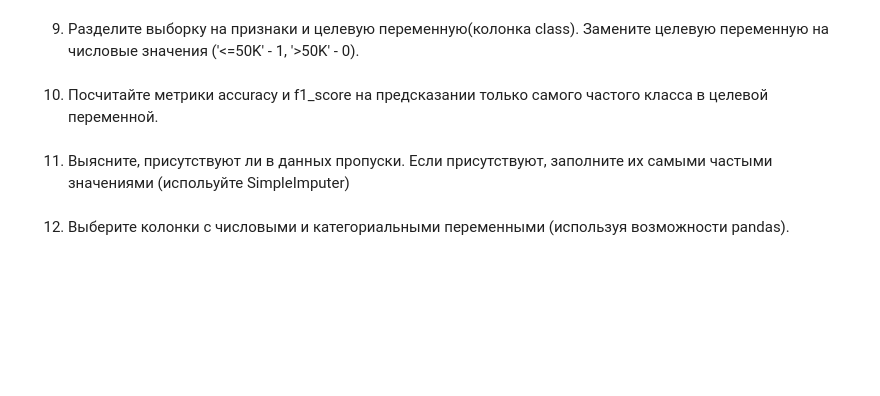
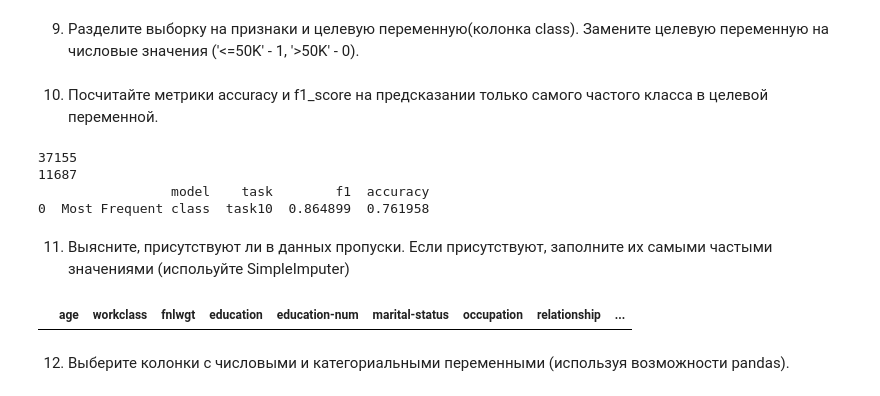
Before and after one commit to Geriys/VKirillV, a Jupyter notebook: HW_3_ML1.ipynb, the cells around one changed output. Drawn from its saved outputs; the diff is of its cells as text; code cells hidden in the pictures; blank space fills up the shorter version.

```diff
--- a/HW_3_ML1.ipynb
+++ b/HW_3_ML1.ipynb
@@ -144,2 +400,10 @@ data.head()
+# %%
+
+
+### Ваш код ###
+data["class-num"] = np.where(data["class"] == "<=50K", 1, 0)
+y = data["class-num"]
+X = data.drop(columns=["class", "class-num"])
+X_train, X_test, y_train, y_test = train_test_split(X, y, train_size = 0.8, random_state = 10, shuffle = True)
 # %% [markdown]
 10. Посчитайте метрики accuracy и f1_score на предсказании только самого частого класса в целевой переменной.
@@ -154,2 +410,39 @@ results_classification.loc[0] = ['Most Frequent class', 'task10', f1_most_freque
+# %%
+#Определить самый часто встречающийся класс 1 или 0.
+#Обучить модель фитом как обычно // треин тест сплит на отфильтрованой выборке самого частого класса
+#на том что получилось найти аккураси и ф1 скор
+from sklearn.metrics import accuracy_score, f1_score
+### Ваш код ###
+print(len(data[data["class-num"] == 1]))
+print(len(data[data["class-num"] == 0]))
+# Самый частый класс - 1
+# most_frequent_class = data[data["class-num"] == 1] # сделали датасет только с самым частым классом
+# y_most_frequent = most_frequent_class["class-num"] # целевая переменная
+# X_most_frequent = most_frequent_class.drop(columns=["class", "class-num"]) # признаки с самым частым классом
+
+# params = { 'model__alpha': 10.0 ** np.arange(-5, 6) }
+
+# pipe = Pipeline([('scaler', MinMaxScaler()), ('poly', PolynomialFeatures()), ('model', Ridge())])
+# grid_pipeline = GridSearchCV(pipe, params)
+# grid_pipeline.fit(X_train, y_train) # обучение модели
+# y_pred_mf = grid_pipelinve.predict(X_most_frequent) # предсказание самого частого класса
+
+
+
+
+# X_train_most_frequent = X_test[X_test["class-num"] == 1]
+# y_train_most_frequent = y_test[y_test["class-num"] == 1]
+
+# print([1] * len(y_train))
+
+f1_most_frequent = f1_score(y_train, [1] * len(y_train))
+acc_most_frequent = accuracy_score(y_train, [1] * len(y_train))
+results_classification.loc[0] = ['Most Frequent class', 'task10', f1_most_frequent, acc_most_frequent]
+print(results_classification)
+# %% [output]
+37155
+11687
+                 model    task        f1  accuracy
+0  Most Frequent class  task10  0.864899  0.761958
 # %% [markdown]
 11. Выясните, присутствуют ли в данных пропуски. Если присутствуют, заполните их самыми частыми значениями (испольуйте SimpleImputer)
@@ -160,2 +449,16 @@ results_classification.loc[0] = ['Most Frequent class', 'task10', f1_most_freque
+# %%
+# columns_with_nulls = ["workclass", "occupation", "native-country"]
+# data[data["native-country"] == '?']
+from sklearn.impute import SimpleImputer
+imp = SimpleImputer(missing_values='?', strategy="most_frequent", copy=False)
+X["workclass"] = imp.fit_transform(X["workclass"].values.reshape(-1,1))[:,0]
+X["occupation"] = imp.fit_transform(X["occupation"].values.reshape(-1,1))[:,0]
+X["native-country"] = imp.fit_transform(X["native-country"].values.reshape(-1,1))[:,0]
+
+X[X["native-country"] == '?']
+# data.dropna()
+### Ваш код ###
+# %% [output]
+|  | age | workclass | fnlwgt | education | education-num | marital-status | occupation | relationship | ... |
 # %% [markdown]
 12. Выберите колонки с числовыми и категориальными переменными (используя возможности pandas).
```
Also changed, not shown: parts of 29 cells of this notebook.
